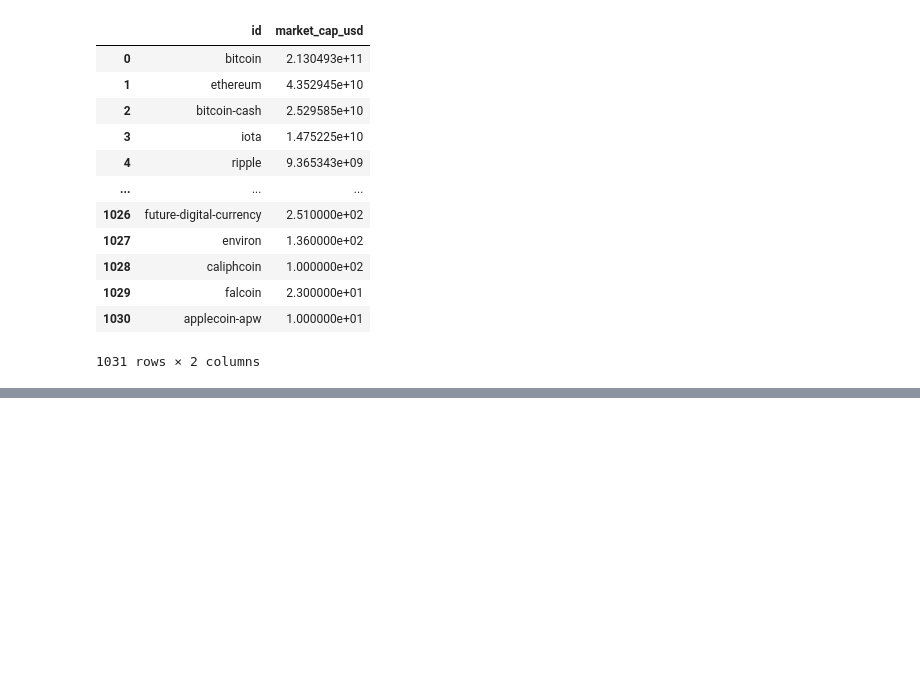
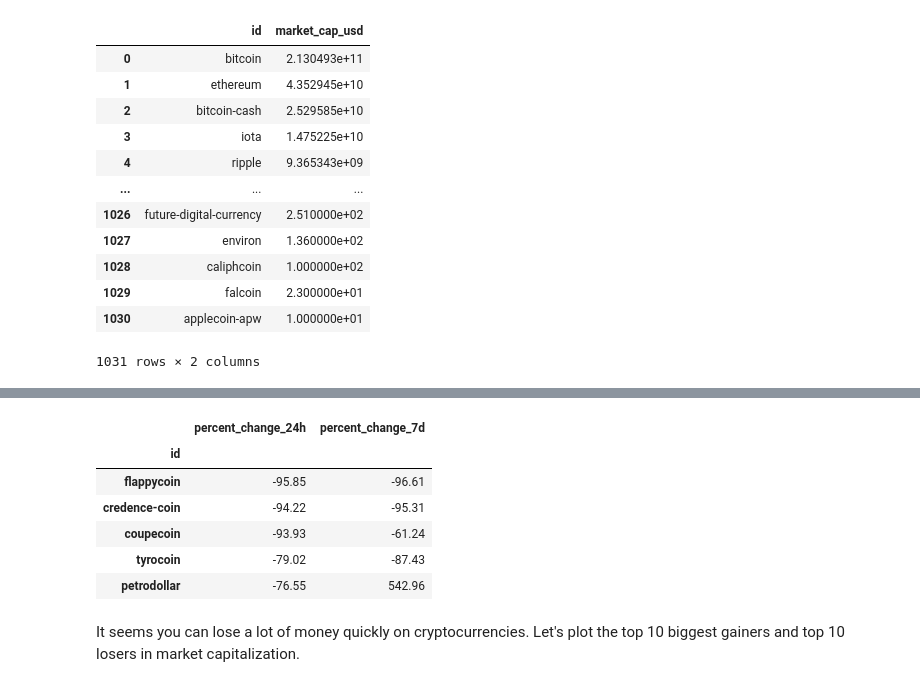
Before and after one commit to janprince/eda_crypto_market_cap, a Jupyter notebook: crypto_market_cap.ipynb, the cells around one changed output, grey strips where cells are left out. Drawn from its saved outputs; the diff is of its cells as text; code cells hidden in the pictures; blank space fills up the shorter version.

```diff
--- a/crypto_market_cap.ipynb
+++ b/crypto_market_cap.ipynb
@@ -63,0 +112,23 @@ cap
+# %%
+# Selecting the id, percent_change_24h and percent_change_7d columns
+volatility = data[['id', 'percent_change_24h', 'percent_change_7d']]
+
+# Setting the index to 'id' and dropping all NaN rows
+volatility = volatility.set_index('id')
+volatility = volatility.dropna()
+
+# Sorting the DataFrame by percent_change_24h in ascending order
+volatility = volatility.sort_values('percent_change_24h')
+
+# Checking the first few rows
+volatility.head()
+# %% [output]
+|  | percent_change_24h | percent_change_7d |
+| id |  |  |
+| flappycoin | -95.85 | -96.61 |
+| credence-coin | -94.22 | -95.31 |
+| coupecoin | -93.93 | -61.24 |
+| tyrocoin | -79.02 | -87.43 |
+| petrodollar | -76.55 | 542.96 |
+# %% [markdown]
+It seems you can lose a lot of money quickly on cryptocurrencies. Let's plot the top 10 biggest gainers and top 10 losers in market capitalization.
```
Also changed, not shown: parts of 10 cells of this notebook.
